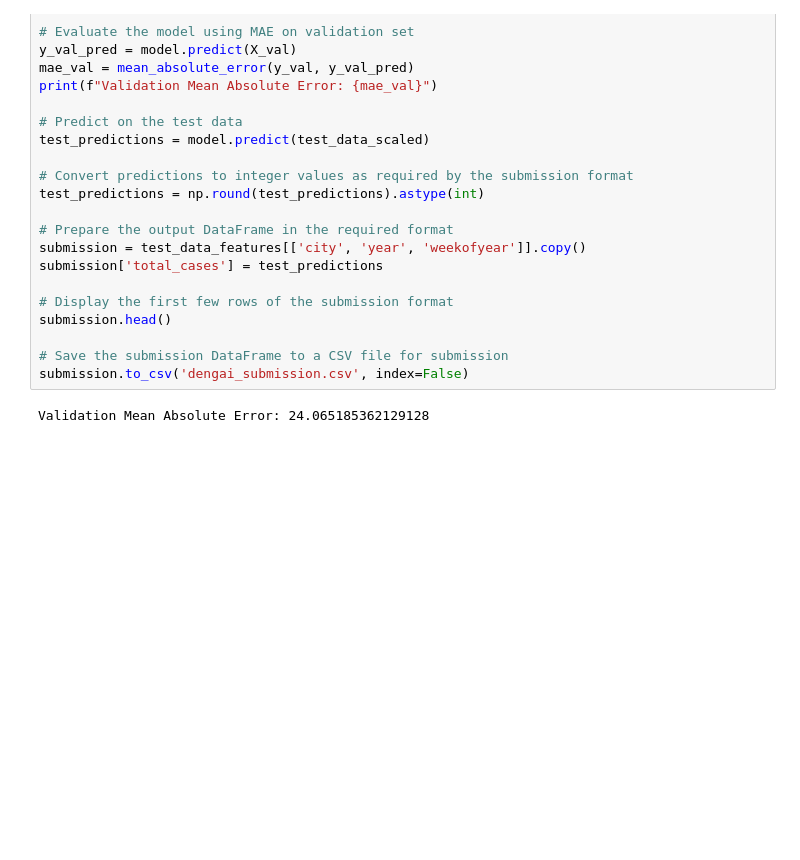
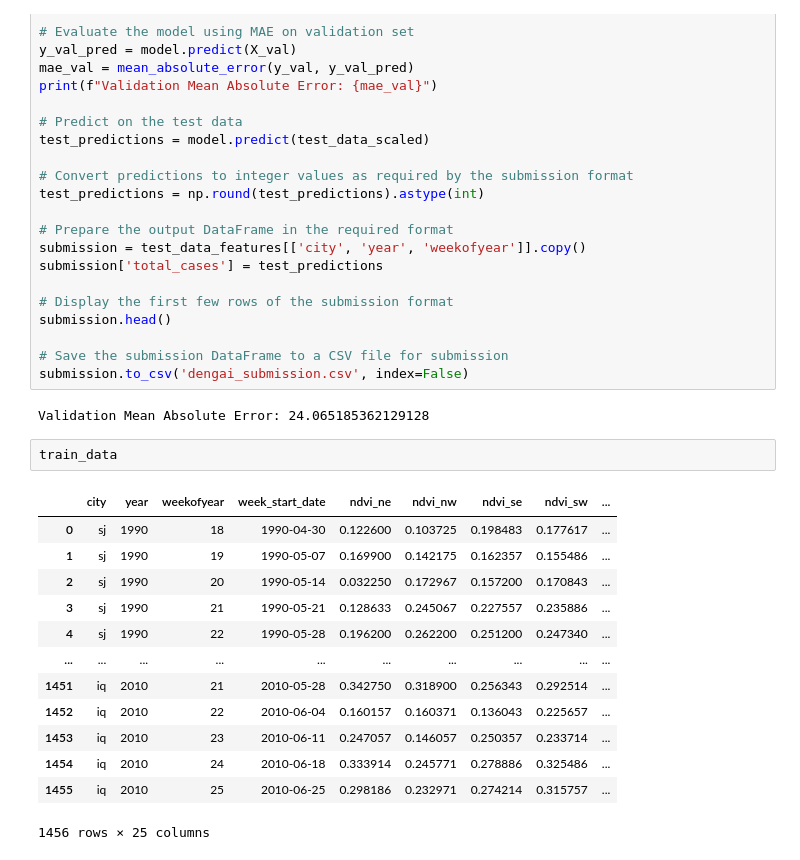
Before and after one commit to aneeshat01/cs5785_project, a Jupyter notebook: linearregression/lr_dengai.ipynb, the cells around one changed output. Drawn from its saved outputs; the diff is of its cells as text; blank space fills up the shorter version.

```diff
--- a/linearregression/lr_dengai.ipynb
+++ b/linearregression/lr_dengai.ipynb
@@ -63,3 +63,19 @@ submission.head()
 submission.to_csv('dengai_submission.csv', index=False)
 # %% [output]
 Validation Mean Absolute Error: 24.065185362129128
+# %%
+train_data
+# %% [output]
+|  | city | year | weekofyear | week_start_date | ndvi_ne | ndvi_nw | ndvi_se | ndvi_sw | ... |
+| 0 | sj | 1990 | 18 | 1990-04-30 | 0.122600 | 0.103725 | 0.198483 | 0.177617 | ... |
+| 1 | sj | 1990 | 19 | 1990-05-07 | 0.169900 | 0.142175 | 0.162357 | 0.155486 | ... |
+| 2 | sj | 1990 | 20 | 1990-05-14 | 0.032250 | 0.172967 | 0.157200 | 0.170843 | ... |
+| 3 | sj | 1990 | 21 | 1990-05-21 | 0.128633 | 0.245067 | 0.227557 | 0.235886 | ... |
+| 4 | sj | 1990 | 22 | 1990-05-28 | 0.196200 | 0.262200 | 0.251200 | 0.247340 | ... |
+| ... | ... | ... | ... | ... | ... | ... | ... | ... | ... |
+| 1451 | iq | 2010 | 21 | 2010-05-28 | 0.342750 | 0.318900 | 0.256343 | 0.292514 | ... |
+| 1452 | iq | 2010 | 22 | 2010-06-04 | 0.160157 | 0.160371 | 0.136043 | 0.225657 | ... |
+| 1453 | iq | 2010 | 23 | 2010-06-11 | 0.247057 | 0.146057 | 0.250357 | 0.233714 | ... |
+| 1454 | iq | 2010 | 24 | 2010-06-18 | 0.333914 | 0.245771 | 0.278886 | 0.325486 | ... |
+| 1455 | iq | 2010 | 25 | 2010-06-25 | 0.298186 | 0.232971 | 0.274214 | 0.315757 | ... |
+1456 rows × 25 columns
```
Also changed, not shown: parts of 1 cell of this notebook, 5 other files.
